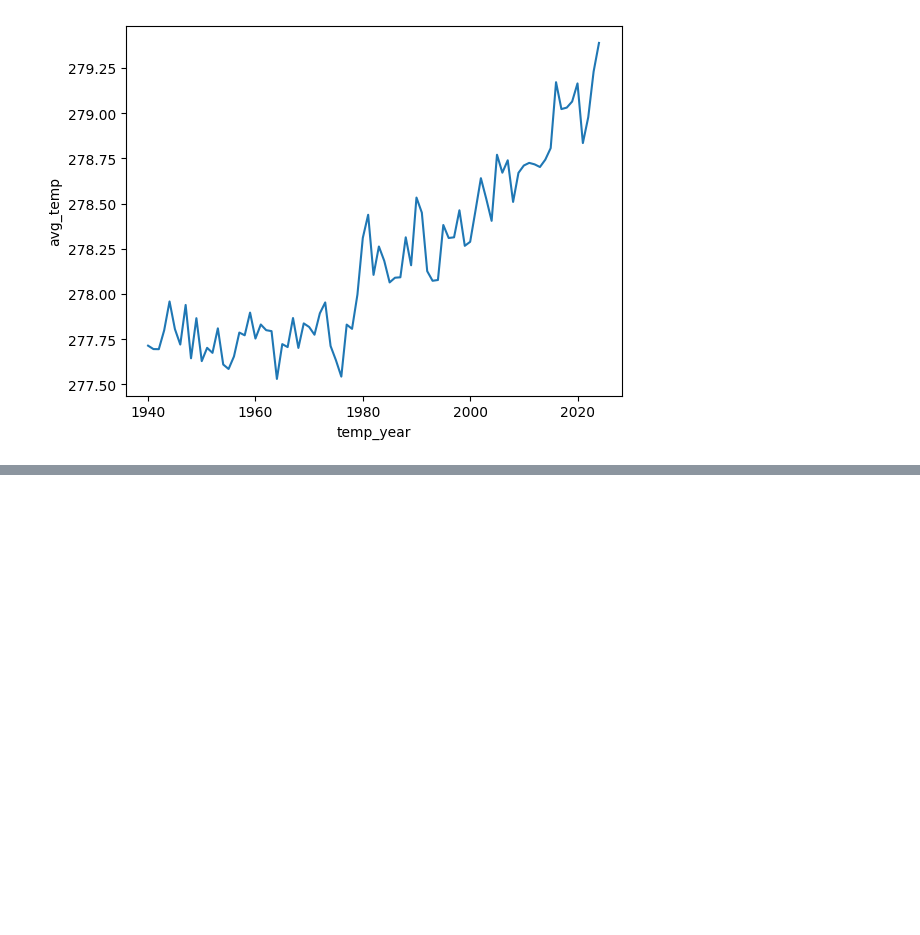
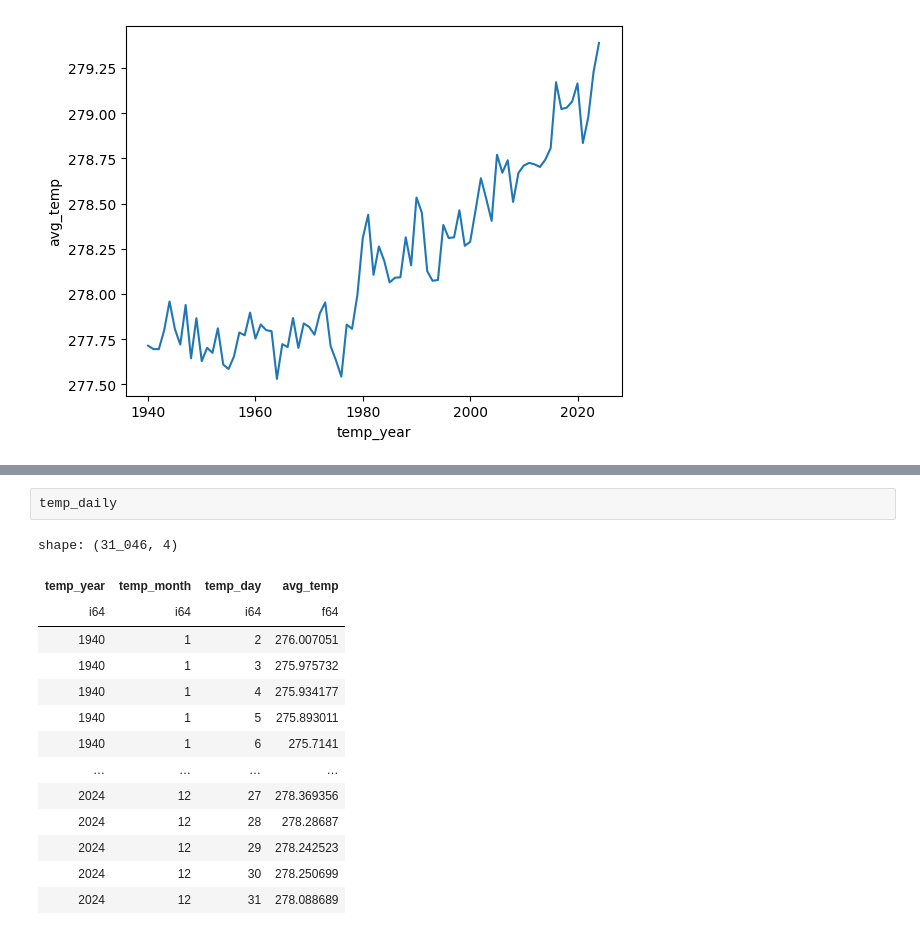
Before and after one commit to iragca/compstat-research, a Jupyter notebook: notebooks/1.1-iragca-cds-data-eda.ipynb, the cells around one changed output, grey strips where cells are left out. Saved outputs shown, nothing was run; the diff lists cells and outputs as text; blank space fills up the shorter version.

```diff
--- a/notebooks/1.1-iragca-cds-data-eda.ipynb
+++ b/notebooks/1.1-iragca-cds-data-eda.ipynb
@@ -117,0 +136,17 @@ sns.lineplot(data=temp_yearly, x="temp_year", y="avg_temp")
+# %%
+temp_daily
+# %% [output]
+shape: (31_046, 4)
+| temp_year | temp_month | temp_day | avg_temp |
+| i64 | i64 | i64 | f64 |
+| 1940 | 1 | 2 | 276.007051 |
+| 1940 | 1 | 3 | 275.975732 |
+| 1940 | 1 | 4 | 275.934177 |
+| 1940 | 1 | 5 | 275.893011 |
+| 1940 | 1 | 6 | 275.7141 |
+| … | … | … | … |
+| 2024 | 12 | 27 | 278.369356 |
+| 2024 | 12 | 28 | 278.28687 |
+| 2024 | 12 | 29 | 278.242523 |
+| 2024 | 12 | 30 | 278.250699 |
+| 2024 | 12 | 31 | 278.088689 |
```
Also changed, not shown: parts of 8 cells of this notebook, 1 other file.
